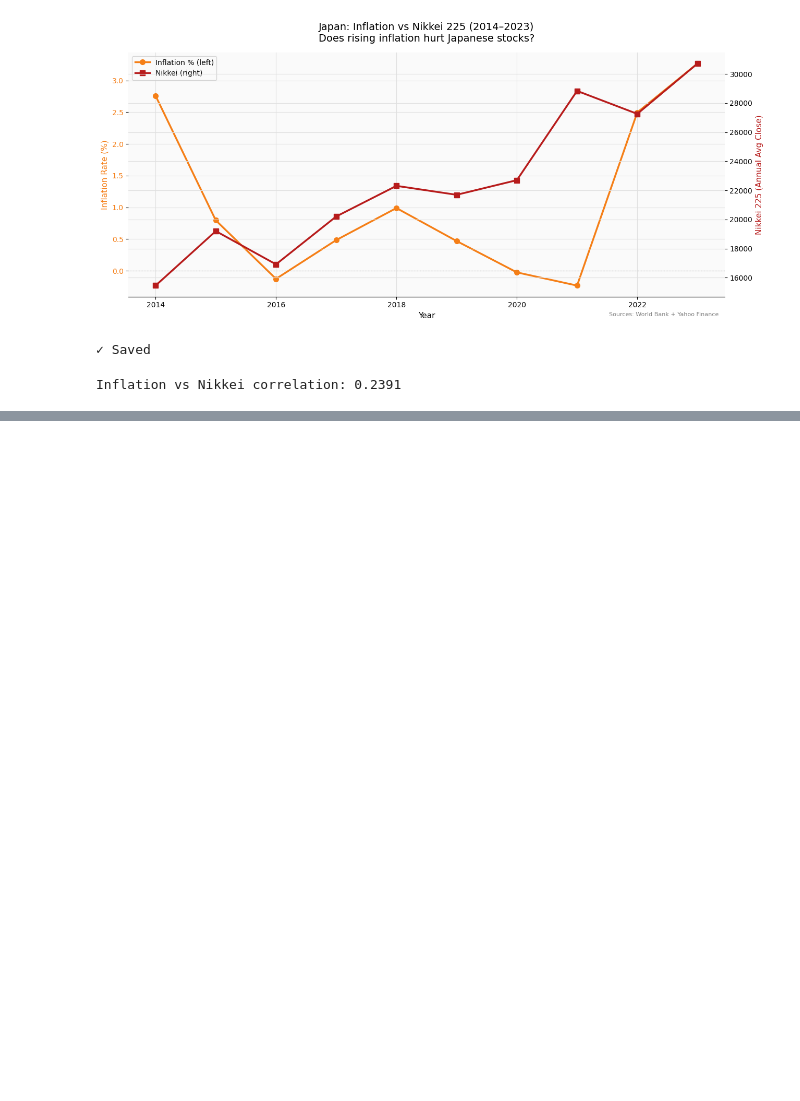
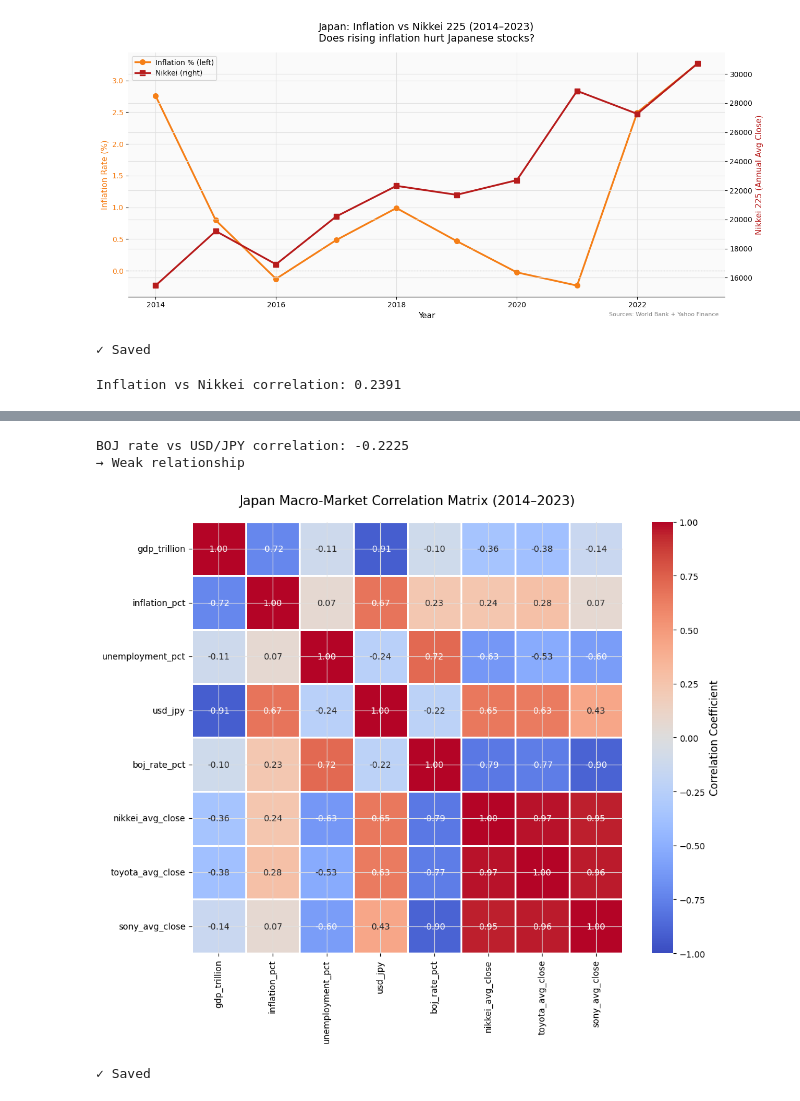
Before and after one commit to Prashant-4527/JapanScope-Stock-Economic-Intel, a Jupyter notebook: notebooks/02_macro_market.ipynb, the cells around one changed output, grey strips where cells are left out. Drawn from its saved outputs; the diff is of its cells as text; code cells hidden in the pictures; blank space fills up the shorter version.

```diff
--- a/notebooks/02_macro_market.ipynb
+++ b/notebooks/02_macro_market.ipynb
@@ -174,0 +227,13 @@ Inflation vs Nikkei correlation: 0.2391
+# %%
+sony_clean = pd.read_csv("../data/raw/sony_raw.csv")
+sony_clean['Date'] = pd.to_datetime(sony_clean['Date'])
+sony_clean['year'] = sony_clean['Date'].dt.year
+
+sony_annual = sony_clean.groupby('year')['Close'].mean().reset_index()
+sony_annual.columns = ['year', 'sony_avg_close']
+
+annual = annual.merge(sony_annual, on='year')
+
+corr_yen_sony = annual['usd_jpy'].corr(annual['sony_avg_close'])
+print(f"USD/JPY vs Sony correlation: {corr_yen_sony:.4f}")
+print(f"(Compare to Toyota: 0.6349)")
@@ -174,0 +261,51 @@ Inflation vs Nikkei correlation: 0.2391
+# %%
+corr_boj_yen = annual['boj_rate_pct'].corr(annual['usd_jpy'])
+print(f"BOJ rate vs USD/JPY correlation: {corr_boj_yen:.4f}")
+
+if corr_boj_yen < -0.3:
+    print("→ Confirmed: lower BOJ rate associated with weaker yen (higher USD/JPY)")
+elif corr_boj_yen > 0.3:
+    print("→ Opposite: higher BOJ rate associated with weaker yen")
+else:
+    print("→ Weak relationship")
+# %% [output]
+BOJ rate vs USD/JPY correlation: -0.2225
+→ Weak relationship
+# %%
+# WHY a correlation heatmap here:
+# We've tested 5 relationships one-by-one with individual
+# numbers. A heatmap shows ALL pairwise relationships between
+# ALL our variables simultaneously — including combinations
+# we haven't explicitly discussed yet, which might reveal
+# something new
+
+corr_columns = ['gdp_trillion', 'inflation_pct', 'unemployment_pct',
+                 'usd_jpy', 'boj_rate_pct', 'nikkei_avg_close',
+                 'toyota_avg_close', 'sony_avg_close']
+
+corr_matrix = annual[corr_columns].corr()
+
+fig, ax = plt.subplots(figsize=(11, 9))
+
+# WHY cmap='coolwarm':
+# Red = positive correlation, Blue = negative correlation
+# White/light = weak — matches the same red/blue convention
+# we used in Japan Trade's surplus/deficit charts
+
+sns.heatmap(corr_matrix, annot=True, fmt='.2f',
+            cmap='coolwarm', center=0,
+            square=True, linewidths=1, linecolor='white',
+            cbar_kws={'label': 'Correlation Coefficient'},
+            vmin=-1, vmax=1)
+
+ax.set_title("Japan Macro-Market Correlation Matrix (2014–2023)",
+             fontsize=15, fontweight='500', pad=20)
+
+plt.tight_layout()
+plt.savefig("../reports/correlation_heatmap.png",
+            dpi=150, bbox_inches='tight')
+plt.show()
+print("✓ Saved")
+# %% [output]
+[figure, added]
+✓ Saved
```
Also changed, not shown: parts of 5 cells of this notebook, 4 other files.
